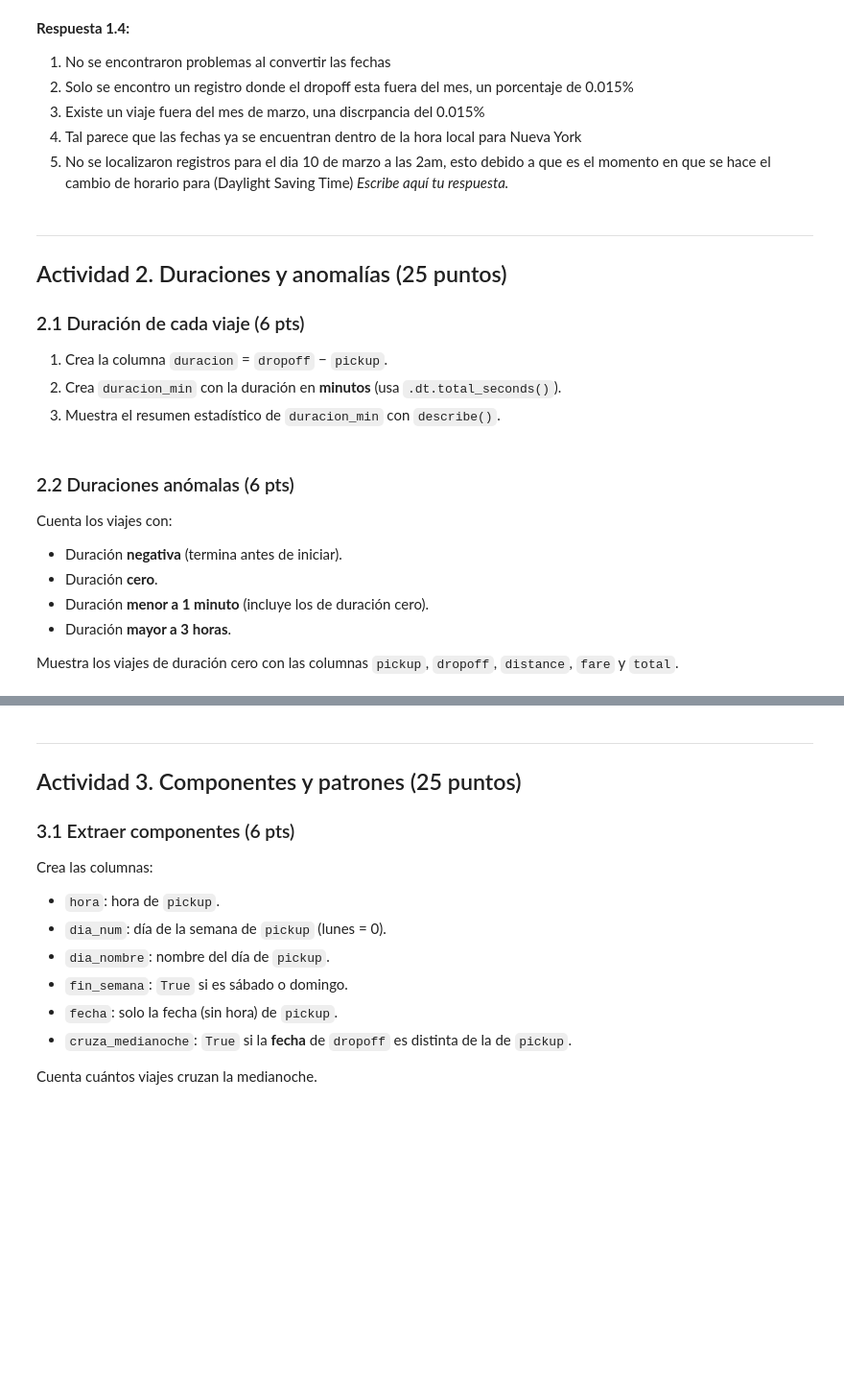
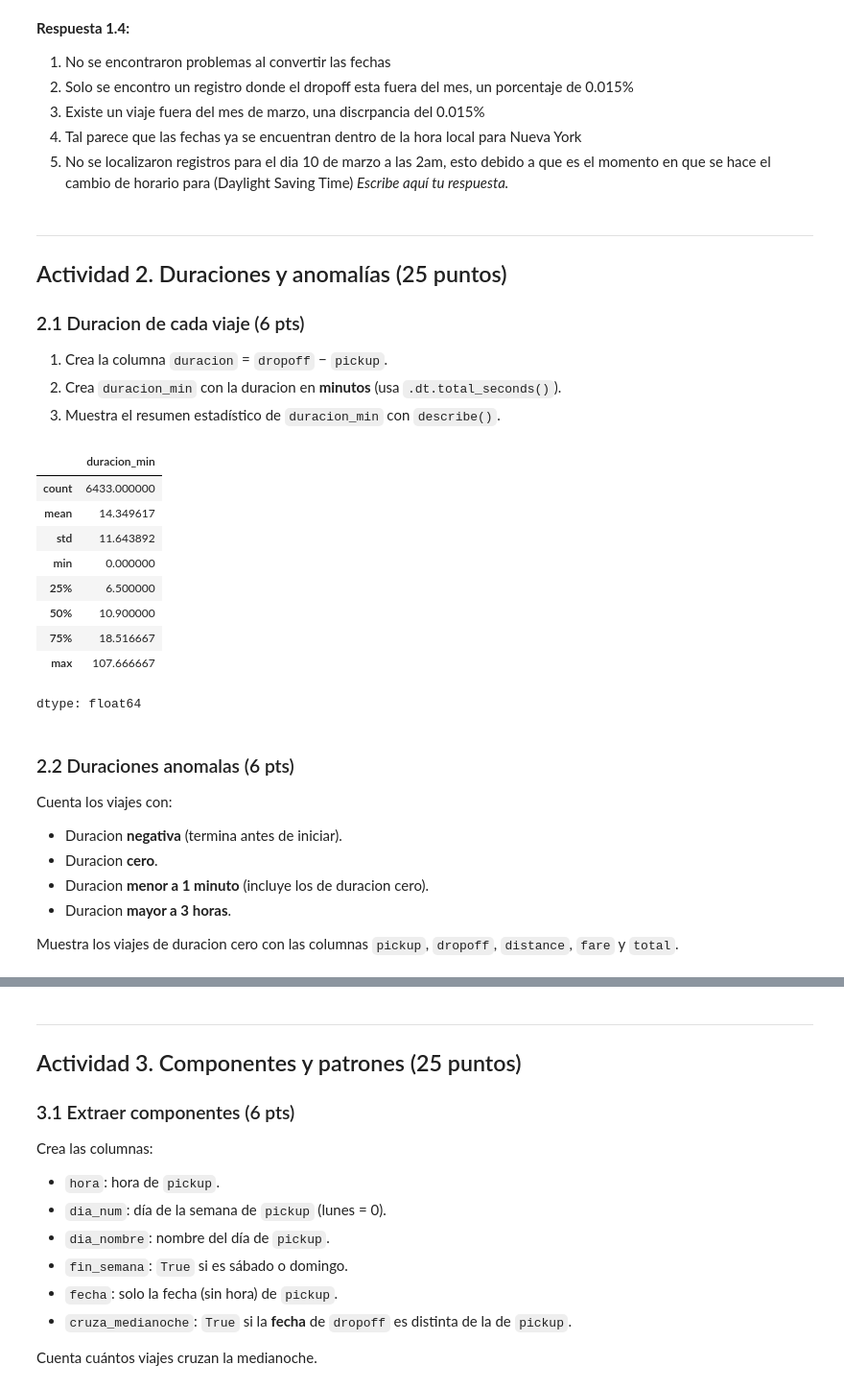
Before and after one commit to JuCaRiCo/202602-AnaliticaDescriptivaPredictiva, a Jupyter notebook: Actividad_Calificada_07_Datos_Temporales_271760.ipynb, the cells around one changed output, grey strips where cells are left out. Shown at 96% size. Cells and saved outputs as stored; diff of their text form; code cells hidden in the pictures; blank space fills up the shorter version.

```diff
--- a/Actividad_Calificada_07_Datos_Temporales_271760.ipynb
+++ b/Actividad_Calificada_07_Datos_Temporales_271760.ipynb
@@ -245,8 +252,8 @@ _Escribe aquí tu respuesta._
 ---
 ## Actividad 2. Duraciones y anomalías (25 puntos)
 
-### 2.1 Duración de cada viaje (6 pts)
+### 2.1 Duracion de cada viaje (6 pts)
 
 1. Crea la columna `duracion` = `dropoff` − `pickup`.
-2. Crea `duracion_min` con la duración en **minutos** (usa `.dt.total_seconds()`).
+2. Crea `duracion_min` con la duracion en **minutos** (usa `.dt.total_seconds()`).
 3. Muestra el resumen estadístico de `duracion_min` con `describe()`.
@@ -255,11 +260,31 @@ _Escribe aquí tu respuesta._
+# %%
+# 1 Creacion de columna duration
+taxis['duracion'] = taxis['dropoff'] - taxis['pickup']
+
+# 2 Creacion de Duracion_min
+taxis['duracion_min'] = taxis['duracion'].dt.total_seconds() / 60
+
+# 3 mresumen estadistico
+taxis['duracion_min'].describe()
+# %% [output]
+|  | duracion_min |
+| count | 6433.000000 |
+| mean | 14.349617 |
+| std | 11.643892 |
+| min | 0.000000 |
+| 25% | 6.500000 |
+| 50% | 10.900000 |
+| 75% | 18.516667 |
+| max | 107.666667 |
+dtype: float64
 # %% [markdown]
-### 2.2 Duraciones anómalas (6 pts)
+### 2.2 Duraciones anomalas (6 pts)
 
 Cuenta los viajes con:
 
-- Duración **negativa** (termina antes de iniciar).
-- Duración **cero**.
-- Duración **menor a 1 minuto** (incluye los de duración cero).
-- Duración **mayor a 3 horas**.
+- Duracion **negativa** (termina antes de iniciar).
+- Duracion **cero**.
+- Duracion **menor a 1 minuto** (incluye los de duracion cero).
+- Duracion **mayor a 3 horas**.
 
-Muestra los viajes de duración cero con las columnas `pickup`, `dropoff`, `distance`, `fare` y `total`.
+Muestra los viajes de duracion cero con las columnas `pickup`, `dropoff`, `distance`, `fare` y `total`.
```
Also changed, not shown: parts of 41 cells of this notebook.
